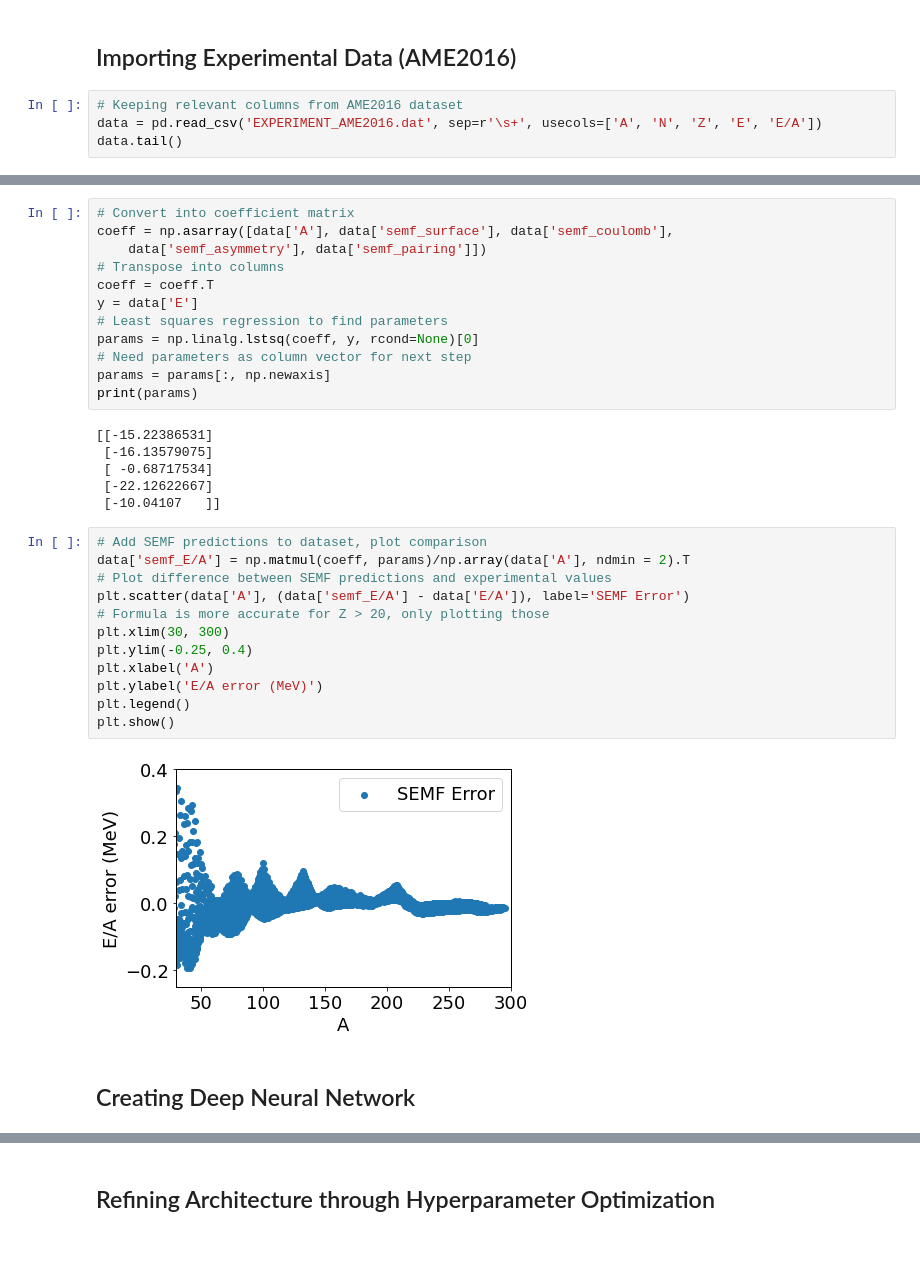
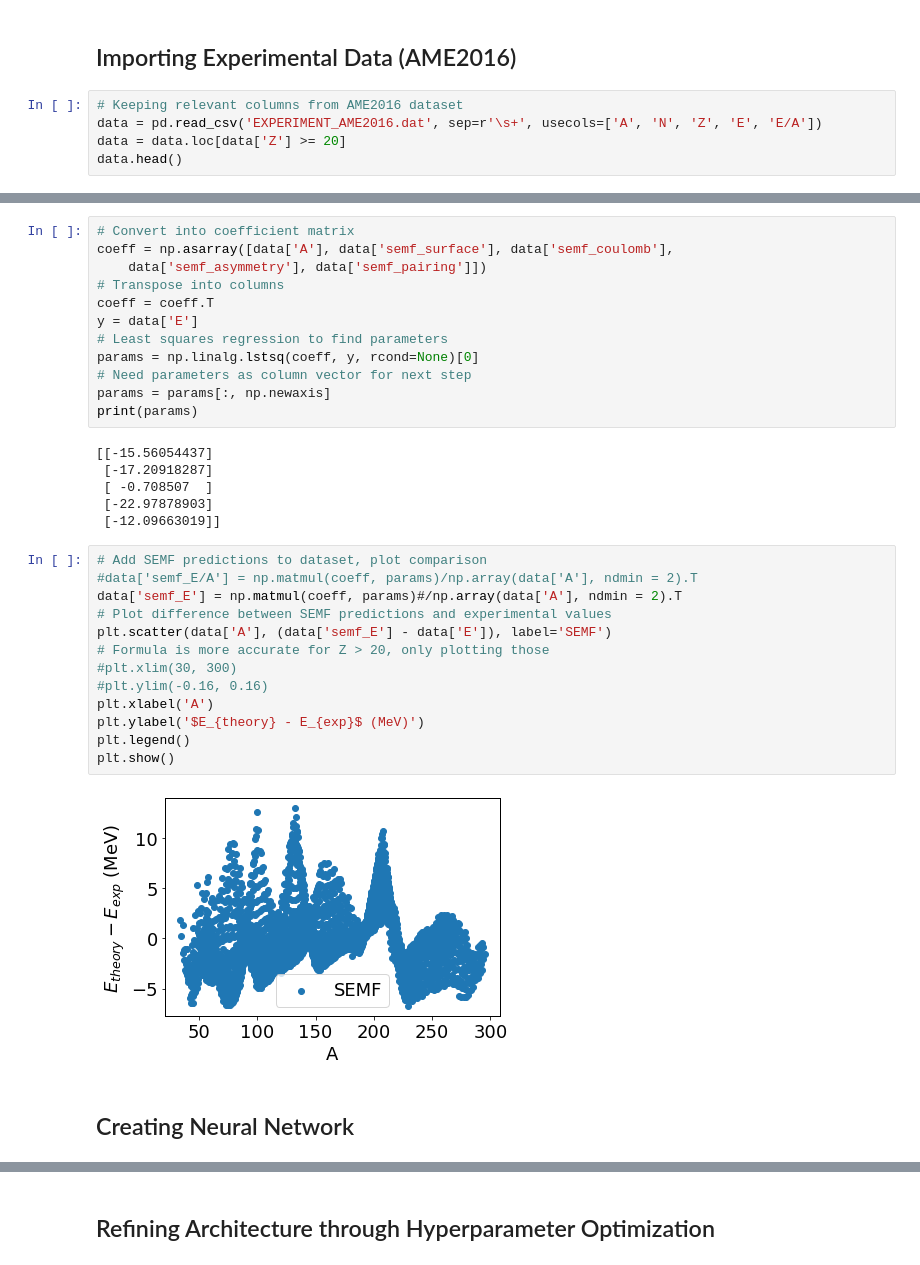
Before and after one commit to zbarvian/Mass-Learning, a Jupyter notebook: dnn_semf_discrepancy.ipynb, the cells around one changed output, grey strips where cells are left out. Drawn from its saved outputs; the diff is of its cells as text.

```diff
--- a/dnn_semf_discrepancy.ipynb
+++ b/dnn_semf_discrepancy.ipynb
@@ -25,6 +25,7 @@ plt.rcParams.update(params)
 # %%
 # Keeping relevant columns from AME2016 dataset
 data = pd.read_csv('EXPERIMENT_AME2016.dat', sep=r'\s+', usecols=['A', 'N', 'Z', 'E', 'E/A'])
-data.tail()
+data = data.loc[data['Z'] >= 20]
+data.head()
 # %% [output]
 |  | A | N | Z | E | E/A |
@@ -72,27 +74,28 @@ params = np.linalg.lstsq(coeff, y, rcond=None)[0]
 params = params[:, np.newaxis]
 print(params)
 # %% [output]
-[[-15.22386531]
- [-16.13579075]
- [ -0.68717534]
- [-22.12622667]
- [-10.04107   ]]
+[[-15.56054437]
+ [-17.20918287]
+ [ -0.708507  ]
+ [-22.97878903]
+ [-12.09663019]]
 # %%
 # Add SEMF predictions to dataset, plot comparison
-data['semf_E/A'] = np.matmul(coeff, params)/np.array(data['A'], ndmin = 2).T
+#data['semf_E/A'] = np.matmul(coeff, params)/np.array(data['A'], ndmin = 2).T
+data['semf_E'] = np.matmul(coeff, params)#/np.array(data['A'], ndmin = 2).T
 # Plot difference between SEMF predictions and experimental values
-plt.scatter(data['A'], (data['semf_E/A'] - data['E/A']), label='SEMF Error')
+plt.scatter(data['A'], (data['semf_E'] - data['E']), label='SEMF')
 # Formula is more accurate for Z > 20, only plotting those
-plt.xlim(30, 300)
-plt.ylim(-0.25, 0.4)
+#plt.xlim(30, 300)
+#plt.ylim(-0.16, 0.16)
 plt.xlabel('A')
-plt.ylabel('E/A error (MeV)')
+plt.ylabel('$E_{theory} - E_{exp}$ (MeV)')
 plt.legend()
 plt.show()
 # %% [output]
-[figure, old version]
+[figure, new version]
 # %% [markdown]
-## Creating Deep Neural Network
+## Creating Neural Network
 # %%
 # Next, we design our model architecture to be optimized. Going with two hidden layers.
 
```
Also changed, not shown: parts of 12 cells of this notebook.
